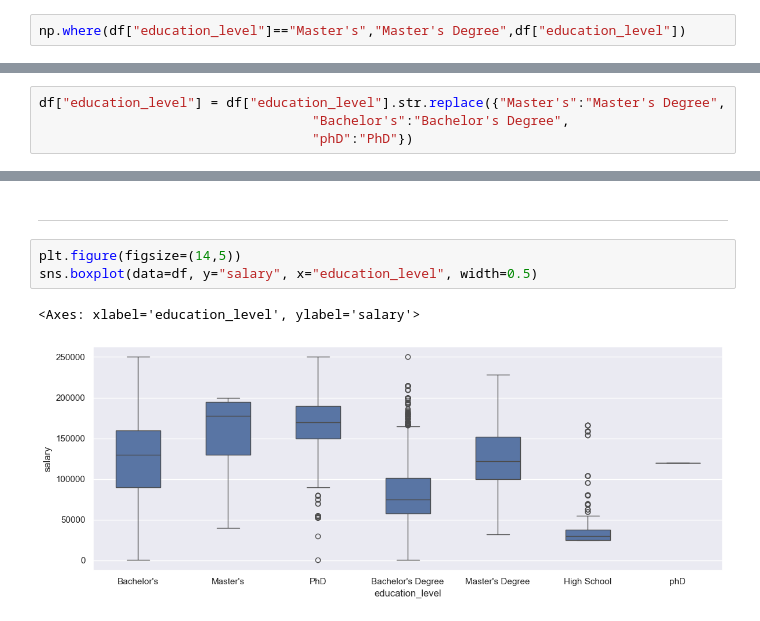
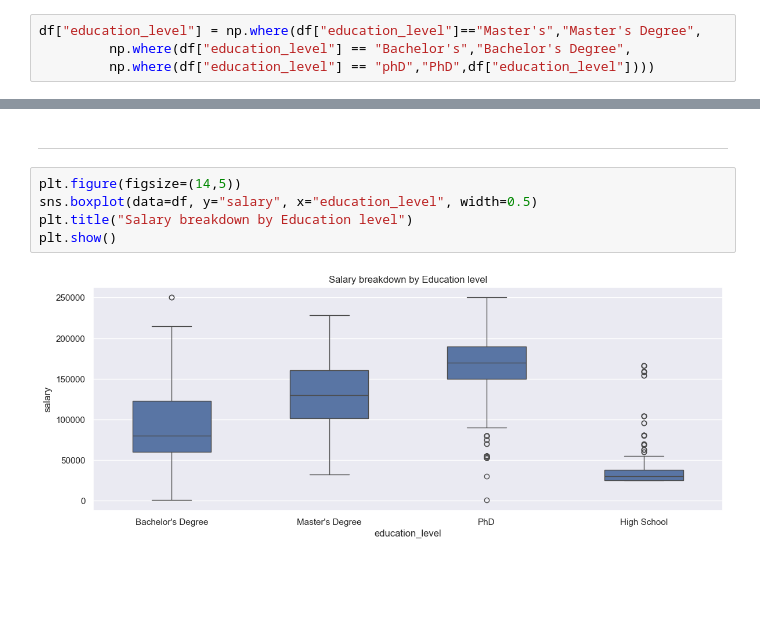
Before and after one commit to sba25074-cell/CA1_MachineLearning_SBA25074, a Jupyter notebook: CA1_MachineLearning_LeonardoTarulli.ipynb, the cells around one changed output, grey strips where cells are left out. Saved outputs shown, nothing was run; the diff lists cells and outputs as text; blank space fills up the shorter version.

```diff
--- a/CA1_MachineLearning_LeonardoTarulli.ipynb
+++ b/CA1_MachineLearning_LeonardoTarulli.ipynb
@@ -76,2 +89,4 @@ The dataframe contains 6698 rows / recods, and 8 features / variables.
 # %%
-np.where(df["education_level"]=="Master's","Master's Degree",df["education_level"])
+df["education_level"] = np.where(df["education_level"]=="Master's","Master's Degree",
+         np.where(df["education_level"] == "Bachelor's","Bachelor's Degree",
+         np.where(df["education_level"] == "phD","PhD",df["education_level"])))
@@ -93,4 +92,0 @@ Name: count, dtype: int64
-# %%
-df["education_level"] = df["education_level"].str.replace({"Master's":"Master's Degree",
-                                   "Bachelor's":"Bachelor's Degree",
-                                   "phD":"PhD"})
@@ -156,6 +160,7 @@ df[["age"]].describe().T
 # %%
 plt.figure(figsize=(14,5))
 sns.boxplot(data=df, y="salary", x="education_level", width=0.5)
+plt.title("Salary breakdown by Education level")
+plt.show()
 # %% [output]
-<Axes: xlabel='education_level', ylabel='salary'>
-[figure, old version]
+[figure, new version]
```
Also changed, not shown: parts of 24 cells of this notebook.
